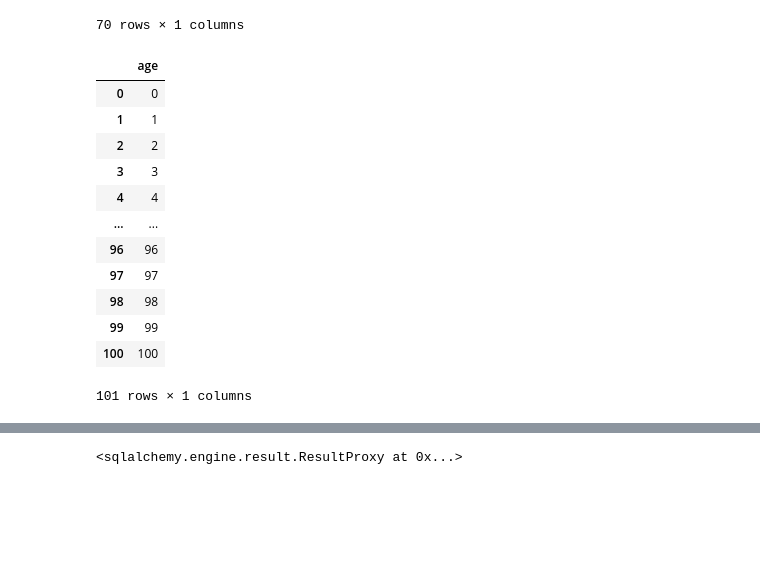
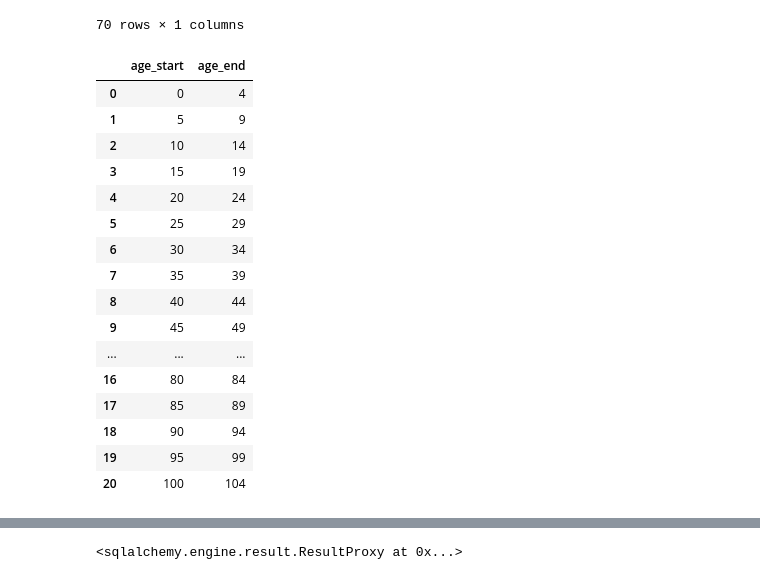
Before and after one commit to YannChye/noPreferenceInCamelCase, a Jupyter notebook: 02_load.ipynb, the cells around one changed output, grey strips where cells are left out. Drawn from its saved outputs; the diff is of its cells as text; code cells hidden in the pictures; blank space fills up the shorter version.

```diff
--- a/02_load.ipynb
+++ b/02_load.ipynb
@@ -84,6 +85,3 @@ wbincgrpdata.head()
 | 2 | 1502 | Upper-Middle-Income Countries |
 | 3 | 1518 | No Income Group Available |
 | 4 | 1503 | High-Income Countries |
-# %%
-popdata.columns=["id","country_id","year","age","population_male_thousands","population_female_thousands","population_total_thousands"]
-popdata.head()
@@ -114,22 +114,26 @@ yeardata
 70 rows × 1 columns
 # %%
 # create age table
-agedata=pd.DataFrame({"age":popdata["age"].unique().tolist()})
+agedata=pd.DataFrame({"age_start":popdata["age_start"].unique().tolist(),"age_end":popdata["age_end"].unique().tolist(),})
 agedata
 # %% [output]
-|  | age |
-| 0 | 0 |
-| 1 | 1 |
-| 2 | 2 |
-| 3 | 3 |
-| 4 | 4 |
-| ... | ... |
-| 96 | 96 |
-| 97 | 97 |
-| 98 | 98 |
-| 99 | 99 |
-| 100 | 100 |
+|  | age_start | age_end |
+| 0 | 0 | 4 |
+| 1 | 5 | 9 |
+| 2 | 10 | 14 |
+| 3 | 15 | 19 |
+| 4 | 20 | 24 |
+| 5 | 25 | 29 |
+| 6 | 30 | 34 |
+| 7 | 35 | 39 |
+| 8 | 40 | 44 |
+| 9 | 45 | 49 |
+| ... | ... | ... |
+| 16 | 80 | 84 |
+| 17 | 85 | 89 |
+| 18 | 90 | 94 |
+| 19 | 95 | 99 |
+| 20 | 100 | 104 |
-101 rows × 1 columns
 # %%
 demodata.head()
 # %% [output]
```
Also changed, not shown: parts of 7 cells of this notebook, 11 other files.
